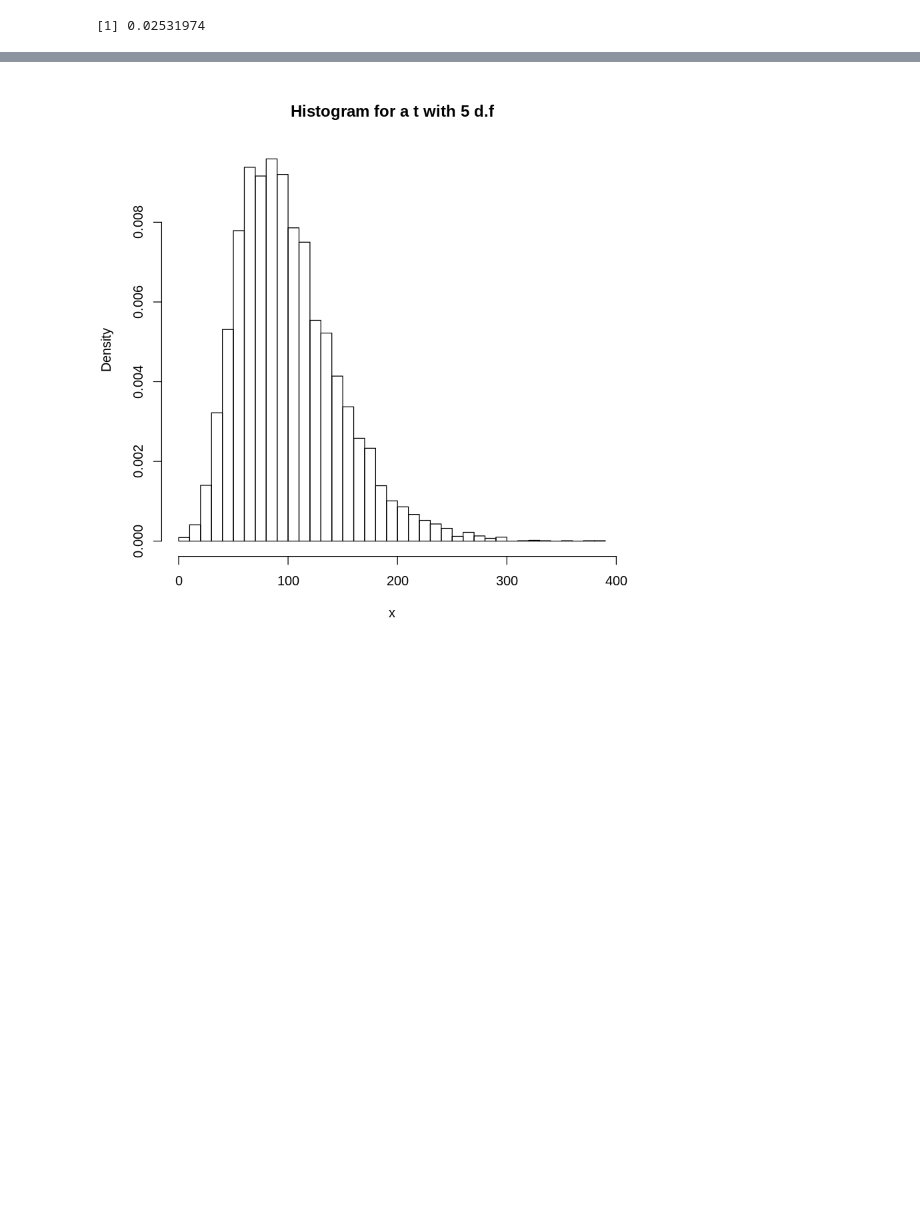
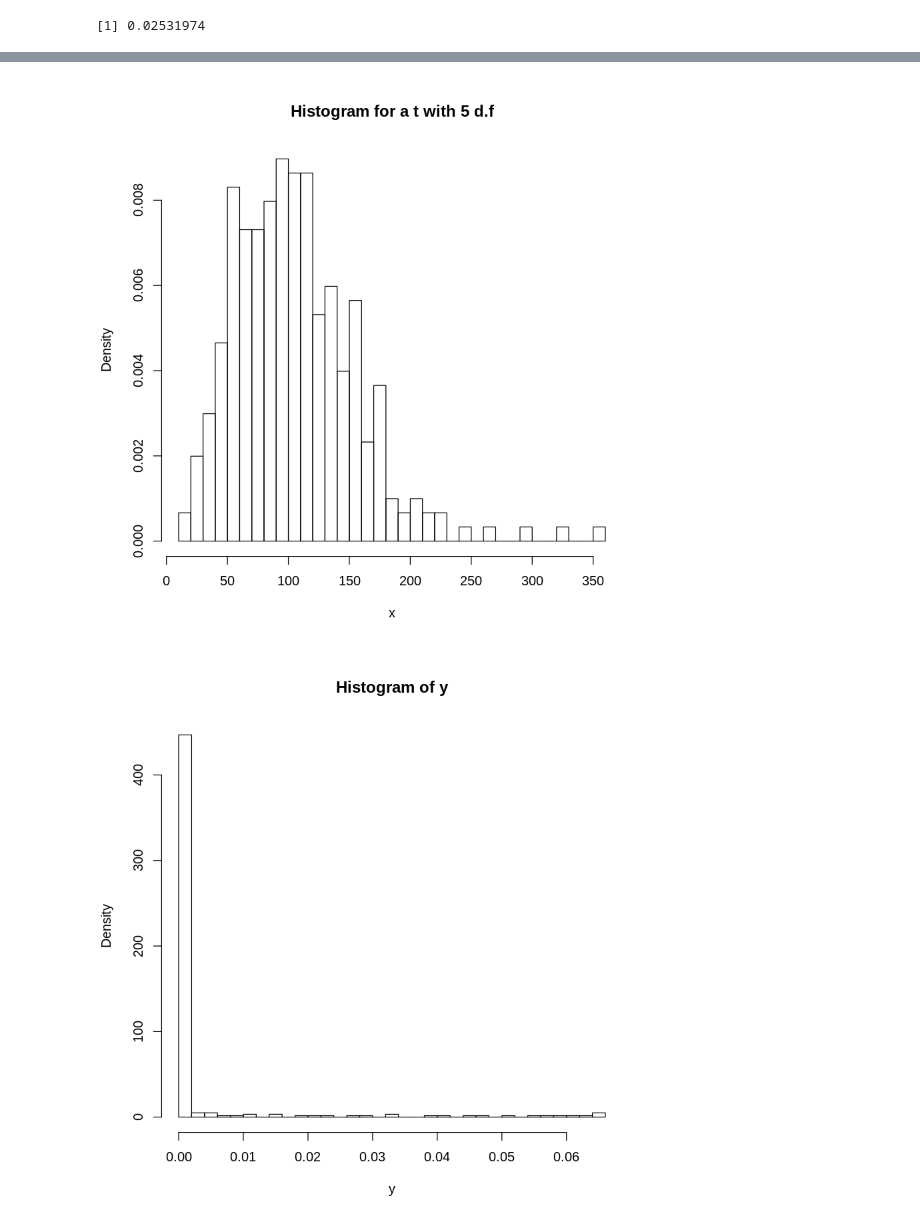
Before and after one commit to andrealorenzon/sm4ds, a Jupyter notebook: Assignment 1 - LAB.ipynb, the cells around one changed output, grey strips where cells are left out. Drawn from its saved outputs; the diff is of its cells as text; code cells hidden in the pictures; blank space fills up the shorter version.

```diff
--- a/Assignment 1 - LAB.ipynb
+++ b/Assignment 1 - LAB.ipynb
@@ -126,9 +130,20 @@ t_mixture <- function(n,l){
 
 }
 
+x <- seq(0,300,by = 1)
+
 df<-5
-hist(t_mixture(10000,10), probability=TRUE, breaks=40,
+hist(t_mixture(x,10), probability=TRUE, breaks=40,
   main=paste("Histogram for a t with", df, "d.f"), xlab="x")
 
-curve(  dnbinom(x,10000,2), col="red", lwd=2, add=TRUE )
+
+
+# Create the binomial distribution.
+y <- dnbinom(prob = 0.9,size = 300,x = 0:300)
+
+
+# Plot the graph for this sample.
+hist(y, probability = TRUE, breaks=40)
+
+#hist(dnbinom(seq(0,300,by=1),10000,0.001), col="red", lwd=2, add=TRUE )    # fix plot of binomial
 # %% [output]
@@ -137,3 +150,4 @@ Warning message in dnbinom(x, 10000, 2):
-[figure, old version]
+[figure, new version]
+[figure, added]
 # %%
 ?rgamma
```
Also changed, not shown: parts of 15 cells of this notebook.
